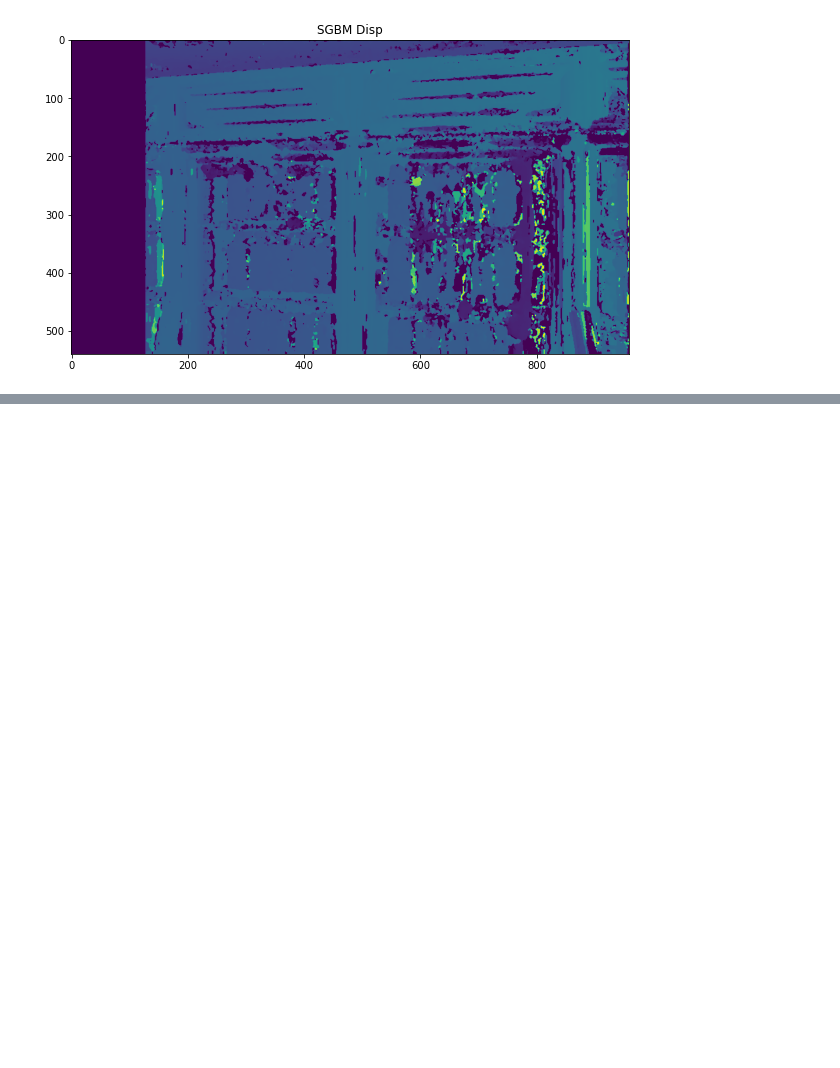
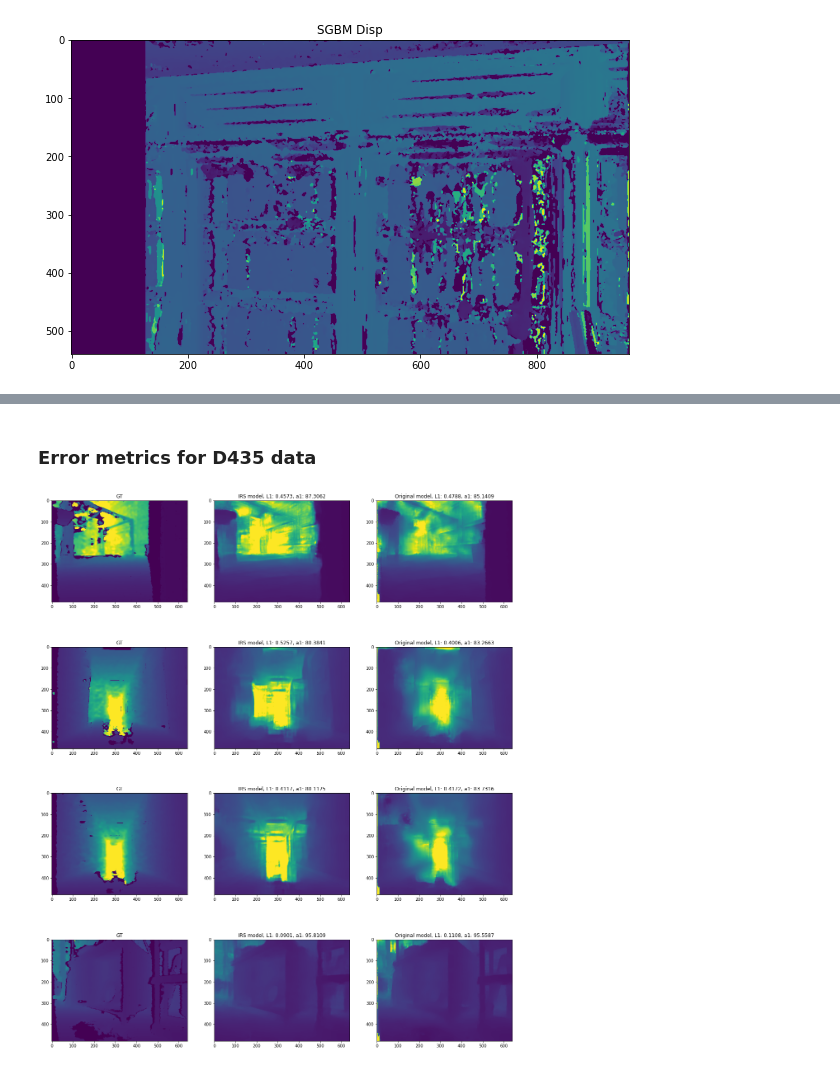
Before and after one commit to fanxiule/Depth_Est_Demo, a Jupyter notebook: stereonet_IRS_predict.ipynb, the cells around one changed output, grey strips where cells are left out. Saved outputs shown, nothing was run; the diff lists cells and outputs as text; code cells hidden in the pictures; blank space fills up the shorter version.

```diff
--- a/stereonet_IRS_predict.ipynb
+++ b/stereonet_IRS_predict.ipynb
@@ -133,0 +172,2 @@ Text(0.5, 1.0, 'SGBM Disp')
+# %% [markdown]
+### Error metrics for D435 data
@@ -133,0 +186,45 @@ Text(0.5, 1.0, 'SGBM Disp')
+# %%
+def disp_to_depth(disp):
+    BASELINE = 50.15/1000
+    FOCAL_LENGTH = 385.88
+    depth = BASELINE*FOCAL_LENGTH/disp
+    depth = np.clip(depth, a_min=0, a_max=10)
+    return depth
+# %%
+def depth_error(gt, pred):
+    mask_min = gt > 0
+    mask_max = gt <= 10
+    mask = np.logical_and(mask_min, mask_max)
+    total_pixels = np.sum(mask)
+    l1 = np.abs(gt-pred)
+    l1 = mask*l1
+    l1 = np.sum(l1)/total_pixels
+
+    ratio1 = (mask*pred)/gt
+    ratio2 = gt / (mask*pred)
+    ratio = np.maximum(ratio1, ratio2)
+    a1 = ratio < 1.25
+    a1 = np.sum(a1)/total_pixels*100
+    return l1, a1
+# %%
+fig, axs = plt.subplots(4,3, figsize=(20, 25))
+axs = axs.ravel()
+i = 0
+for f in file_list:
+    frame_num = f.split('.')[0]
+    gt_depth = np.genfromtxt(os.path.join(gt_path, f), delimiter=',')
+    IRS_depth = np.load(os.path.join(IRS_pred_path, frame_num + ".npy"))
+    IRS_depth = disp_to_depth(IRS_depth)
+    orig_depth = np.load(os.path.join(orig_pred_path, frame_num + ".npy"))
+    orig_depth = disp_to_depth(orig_depth)
+    axs[i].imshow(gt_depth, vmin=0, vmax=10)
+    axs[i].set_title("GT")
+    axs[i+1].imshow(IRS_depth, vmin=0, vmax=10)
+    l1, a1 = depth_error(gt_depth, IRS_depth)
+    axs[i+1].set_title("IRS model, L1: %.4f, a1: %.4f" % (l1, a1))
+    axs[i+2].imshow(orig_depth, vmin=0, vmax=10)
+    l1, a1 = depth_error(gt_depth, orig_depth)
+    axs[i+2].set_title("Original model, L1: %.4f, a1: %.4f" % (l1, a1))
+    i += 3
+# %% [output]
+[figure, added]
```
Also changed, not shown: parts of 9 cells of this notebook, 6 other files.
